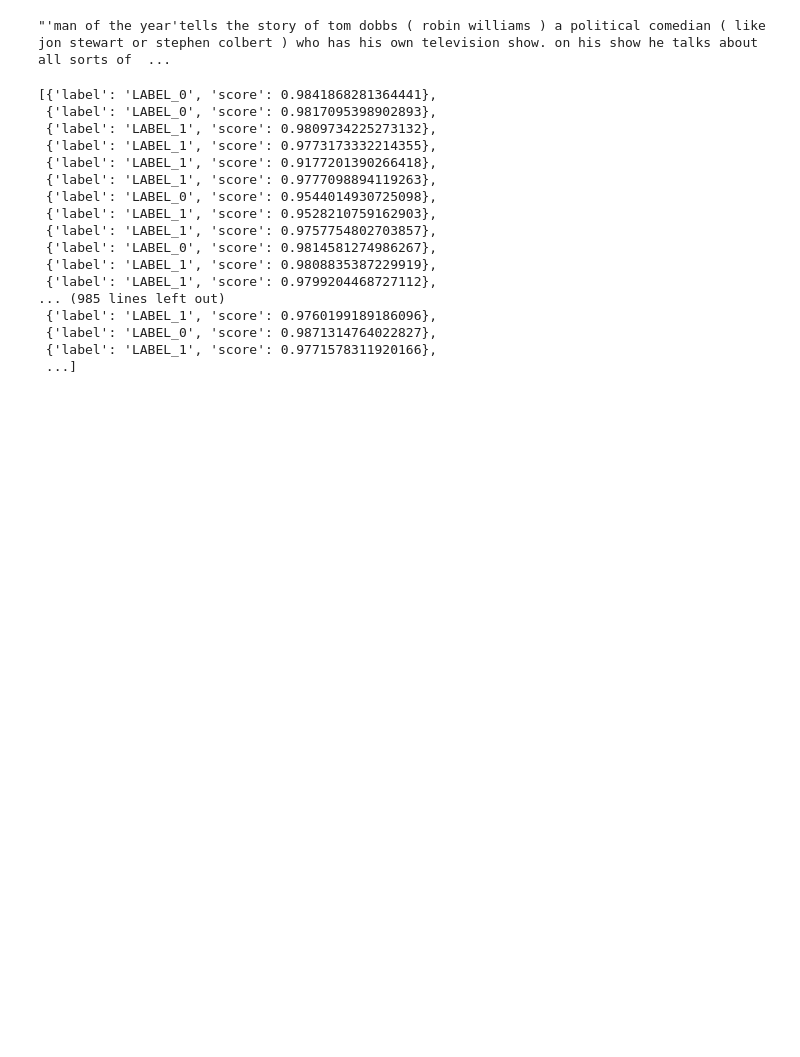
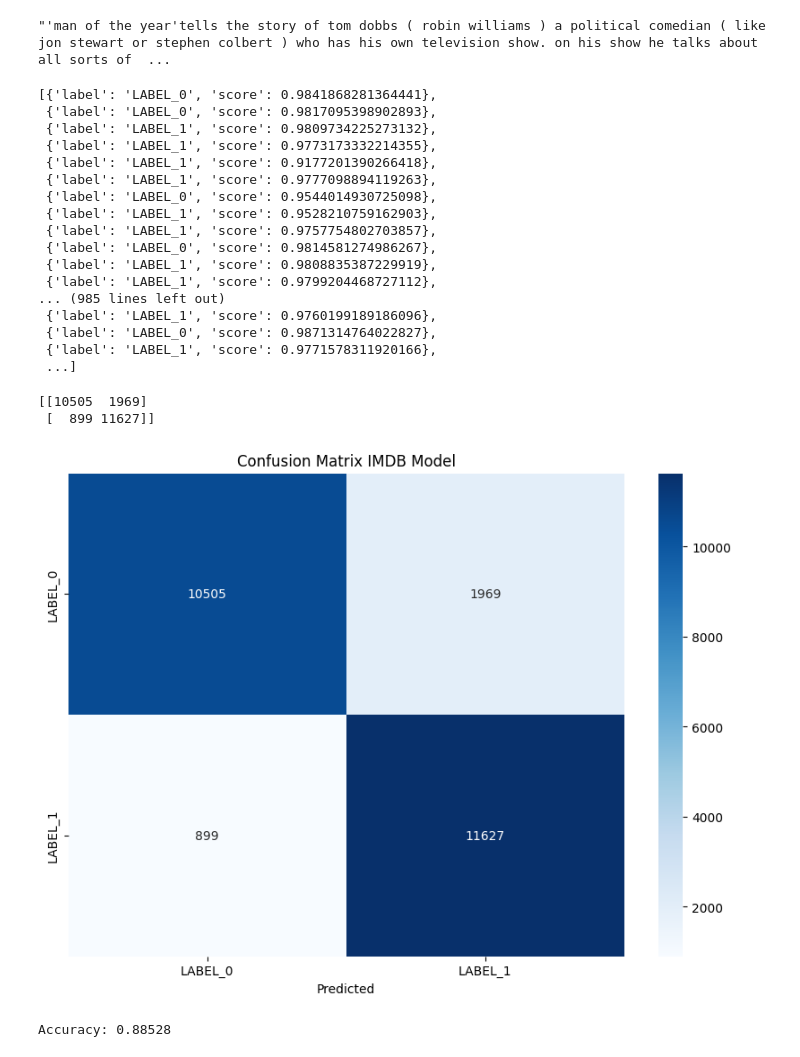
Before and after one commit to Arsen9988/NLP_Project_AI23, a Jupyter notebook: code/imdb_model.ipynb, the cells around one changed output. Saved outputs shown, nothing was run; the diff lists cells and outputs as text; code cells hidden in the pictures; blank space fills up the shorter version.

Commit message:
Add confusion matrix, accuracy score, save stats for report modified:   code/imdb_model.ipynb new file:   results/ConfusionMatrix_IMDBmodel.png new file:   results/for_report.csv

```diff
--- a/code/imdb_model.ipynb
+++ b/code/imdb_model.ipynb
@@ -284,0 +288,11 @@ results_df.to_csv(r'..\data\results_IMDBmod.csv', index=False)
+# %%
+
+# Generate predictions
+y_pred = [result['label'] for result in results]
+
+# Create confusion matrix
+conf_matrix = confusion_matrix(y_test, y_pred, labels=['LABEL_0', 'LABEL_1'])
+print(conf_matrix)
+# %% [output]
+[[10505  1969]
+ [  899 11627]]
@@ -284,0 +303,21 @@ results_df.to_csv(r'..\data\results_IMDBmod.csv', index=False)
+# %%
+
+# Plot confusion matrix
+plt.figure(figsize=(10, 7))
+sns.heatmap(conf_matrix, annot=True, fmt='d', cmap='Blues', xticklabels=['LABEL_0', 'LABEL_1'], yticklabels=['LABEL_0', 'LABEL_1'])
+plt.xlabel('Predicted')
+plt.title('Confusion Matrix IMDB Model')
+plt.show()
+# %% [output]
+[figure, added]
+# %%
+
+# Calculate accuracy
+accuracy = accuracy_score(y_test, y_pred)
+print(f'Accuracy: {accuracy}')
+
+# Save accuracy score to CSV
+for_report = pd.DataFrame({'Model': ['sarahai/movie-sentiment-analysis'], 'Notes': ['50/50 train-test split'], 'Accuracy': [accuracy]})
+for_report.to_csv(r'..\results\for_report.csv', index=False)
+# %% [output]
+Accuracy: 0.88528
```
Also changed, not shown: parts of 2 cells of this notebook, 2 other files.
